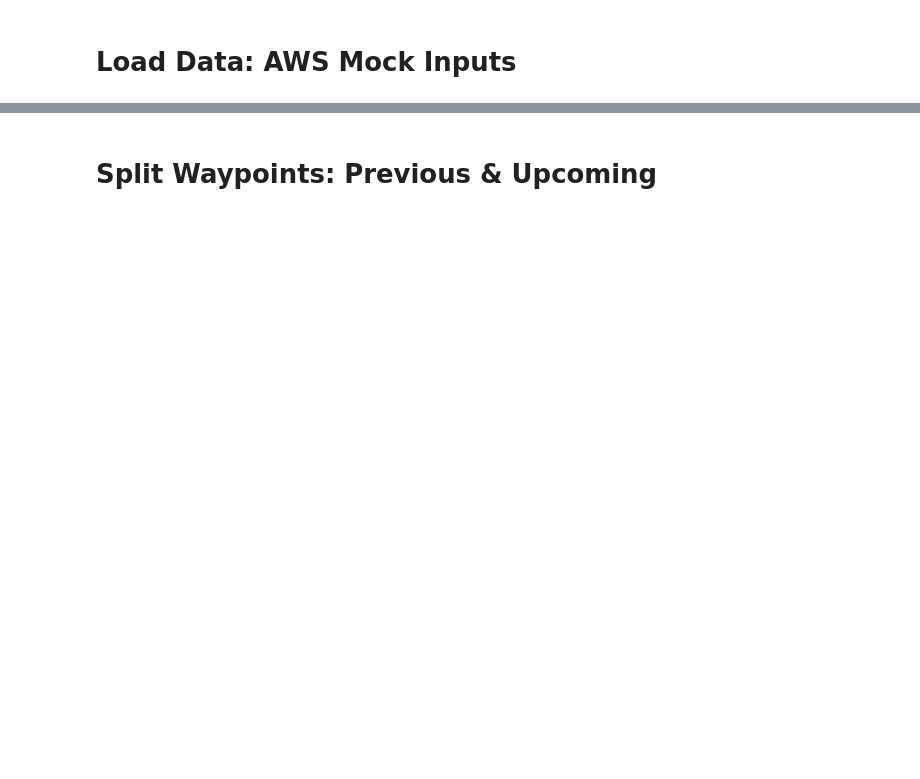
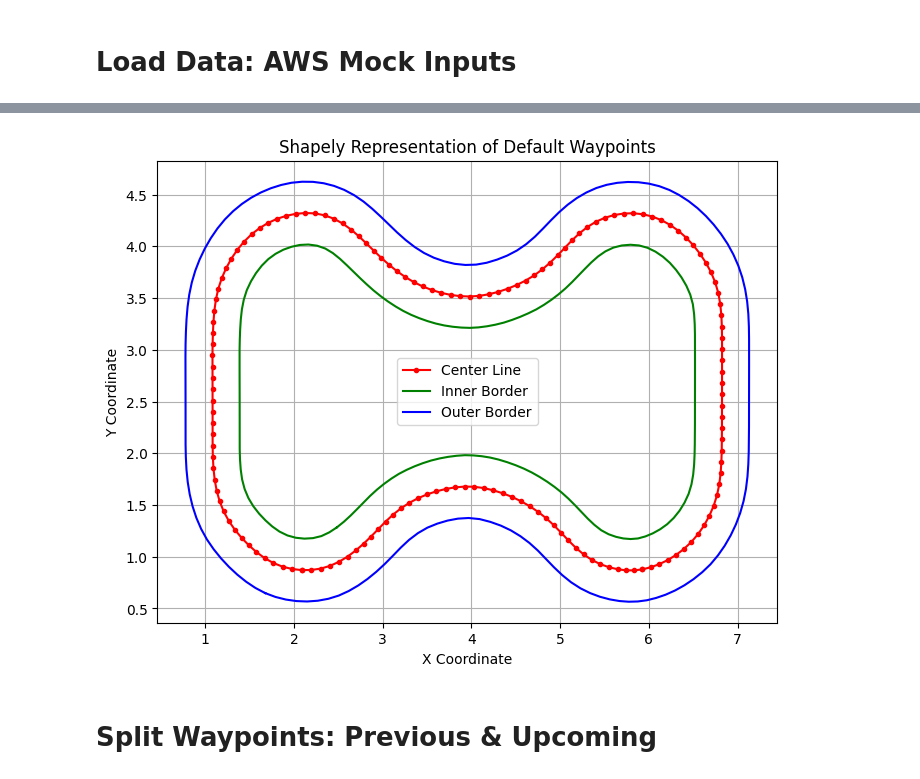
Before and after one commit to scscodes/dr2024, a Jupyter notebook: resources/TrackAnalysis.ipynb, the cells around one changed output, grey strips where cells are left out. Cells and saved outputs as stored; diff of their text form; code cells hidden in the pictures; blank space fills up the shorter version.

```diff
--- a/resources/TrackAnalysis.ipynb
+++ b/resources/TrackAnalysis.ipynb
@@ -101,3 +105,34 @@ Reduced Track
+# %%
+c_wp_tuples = [tuple(p) for p in center_line]
+cl_ring = LinearRing([tuple(p) for p in center_line])
+il_ring = LinearRing([tuple(p) for p in inner_border])
+ol_ring = LinearRing([tuple(p) for p in outer_border])
+
+
+cl_x_ring, cl_y_ring = cl_ring.xy
+il_x_ring, il_y_ring = il_ring.xy
+ol_x_ring, ol_y_ring = ol_ring.xy
+
+plt.figure(figsize=(8, 6))
+
+# Plot LineString
+# plt.plot(x_line, y_line, label='LineString', marker='o', linestyle='-', color='blue')
+
+# Plot LinearRing
+plt.plot(cl_x_ring, cl_y_ring, 'r.-', label='Center Line')
+plt.plot(il_x_ring, il_y_ring,'g-', label='Inner Border')
+plt.plot(ol_x_ring, ol_y_ring,'b-', label='Outer Border')
+
+plt.xlabel('X Coordinate')
+plt.ylabel('Y Coordinate')
+plt.title('Shapely Representation of Default Waypoints')
+plt.legend()
+
+# Show the plot
+plt.grid(True)
+plt.show()
+# %% [output]
+[figure, added]
 # %% [markdown]
 # Split Waypoints: Previous & Upcoming
 # %%
```
Also changed, not shown: parts of 21 cells of this notebook, 13 other files.
